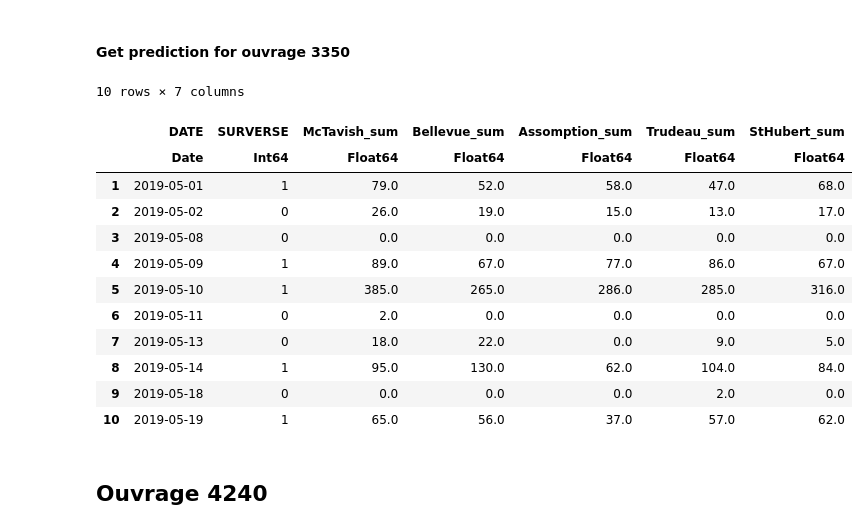
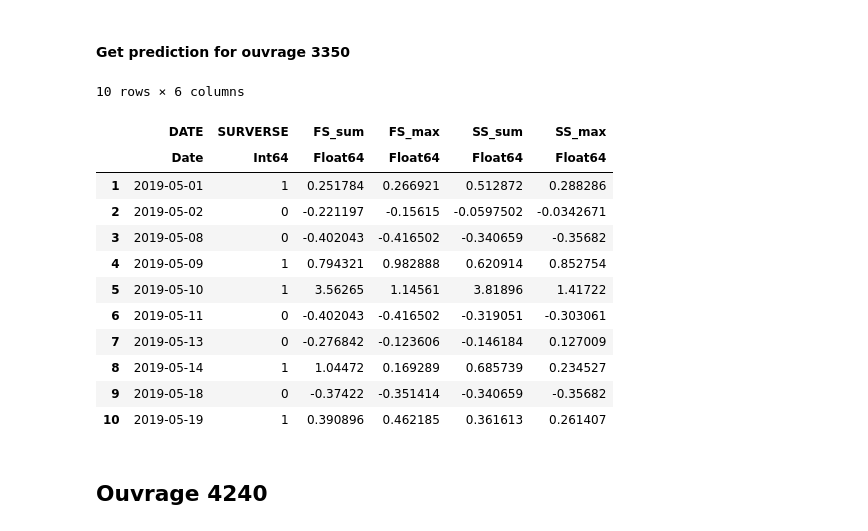
Before and after one commit to JeyzerMC/MTH3302-Project, a Jupyter notebook: Modele_Isolation.ipynb, the cells around one changed output. Drawn from its saved outputs; the diff is of its cells as text; code cells hidden in the pictures.

```diff
--- a/Modele_Isolation.ipynb
+++ b/Modele_Isolation.ipynb
@@ -30,3 +21,9 @@ names_ft = [:McTavish_sum, :McTavish_max, :McTavish_max3,
+# %%
+val_form = @formula(SURVERSE ~ FS_sum + FS_max3 +
+                               SS_sum + SS_max3);
+# %%
+names_ft = [:FS_sum, :FS_max, :FS_max3,
+            :SS_sum, :SS_max, :SS_max3];
 # %%
 params_rf = DataFrame(param=String[], min=Int8[], max=Int8[], step=Int8[]);
 
@@ -192,22 +223,22 @@ test_pred = convert(Array{Int}, trunc.(test_pred));
 # %%
 pred_3350 = test_set;
 pred_3350[!, :SURVERSE] = test_pred;
-vis_ft = [:DATE, :SURVERSE, :McTavish_sum, :Bellevue_sum, :Assomption_sum, :Trudeau_sum, :StHubert_sum];
+vis_ft = [:DATE, :SURVERSE, :FS_sum, :FS_max3, :SS_sum, :SS_max3];
 first(pred_3350[!, vis_ft], 10)
 # %% [output]
-10 rows × 7 columns
+10 rows × 6 columns
-|  | DATE | SURVERSE | McTavish_sum | Bellevue_sum | Assomption_sum | Trudeau_sum | StHubert_sum |
-|  | Date | Int64 | Float64 | Float64 | Float64 | Float64 | Float64 |
-| 1 | 2019-05-01 | 1 | 79.0 | 52.0 | 58.0 | 47.0 | 68.0 |
-| 2 | 2019-05-02 | 0 | 26.0 | 19.0 | 15.0 | 13.0 | 17.0 |
-| 3 | 2019-05-08 | 0 | 0.0 | 0.0 | 0.0 | 0.0 | 0.0 |
-| 4 | 2019-05-09 | 1 | 89.0 | 67.0 | 77.0 | 86.0 | 67.0 |
-| 5 | 2019-05-10 | 1 | 385.0 | 265.0 | 286.0 | 285.0 | 316.0 |
-| 6 | 2019-05-11 | 0 | 2.0 | 0.0 | 0.0 | 0.0 | 0.0 |
-| 7 | 2019-05-13 | 0 | 18.0 | 22.0 | 0.0 | 9.0 | 5.0 |
-| 8 | 2019-05-14 | 1 | 95.0 | 130.0 | 62.0 | 104.0 | 84.0 |
-| 9 | 2019-05-18 | 0 | 0.0 | 0.0 | 0.0 | 2.0 | 0.0 |
-| 10 | 2019-05-19 | 1 | 65.0 | 56.0 | 37.0 | 57.0 | 62.0 |
+|  | DATE | SURVERSE | FS_sum | FS_max | SS_sum | SS_max |
+|  | Date | Int64 | Float64 | Float64 | Float64 | Float64 |
+| 1 | 2019-05-01 | 1 | 0.251784 | 0.266921 | 0.512872 | 0.288286 |
+| 2 | 2019-05-02 | 0 | -0.221197 | -0.15615 | -0.0597502 | -0.0342671 |
+| 3 | 2019-05-08 | 0 | -0.402043 | -0.416502 | -0.340659 | -0.35682 |
+| 4 | 2019-05-09 | 1 | 0.794321 | 0.982888 | 0.620914 | 0.852754 |
+| 5 | 2019-05-10 | 1 | 3.56265 | 1.14561 | 3.81896 | 1.41722 |
+| 6 | 2019-05-11 | 0 | -0.402043 | -0.416502 | -0.319051 | -0.303061 |
+| 7 | 2019-05-13 | 0 | -0.276842 | -0.123606 | -0.146184 | 0.127009 |
+| 8 | 2019-05-14 | 1 | 1.04472 | 0.169289 | 0.685739 | 0.234527 |
+| 9 | 2019-05-18 | 0 | -0.37422 | -0.351414 | -0.340659 | -0.35682 |
+| 10 | 2019-05-19 | 1 | 0.390896 | 0.462185 | 0.361613 | 0.261407 |
 # %% [markdown]
 ## Ouvrage 4240
 # %%
```
Also changed, not shown: parts of 48 cells of this notebook, 13 other files.
